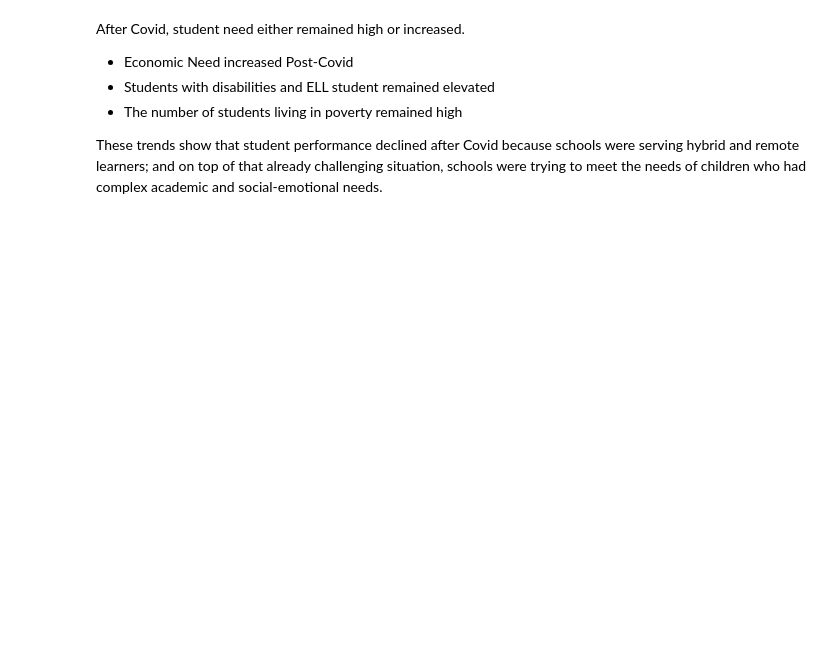
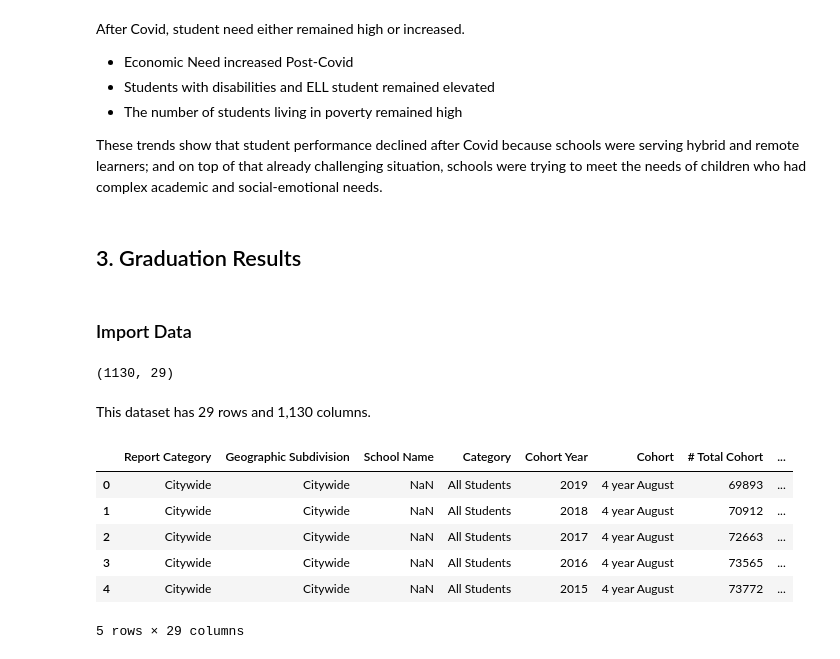
Before and after one commit to Mrfunderburker/Education-Capstone, a Jupyter notebook: code/jacquelene_eda.ipynb, the cells around one changed output. Drawn from its saved outputs; the diff is of its cells as text; code cells hidden in the pictures; blank space fills up the shorter version.

Commit message:
updating with Graduation dataset, and cleaning up notebook

```diff
--- a/code/jacquelene_eda.ipynb
+++ b/code/jacquelene_eda.ipynb
@@ -434,3 +434,26 @@ After Covid, student need either remained high or increased.
 * The number of students living in poverty remained high
 
 These trends show that student performance declined after Covid because schools were serving hybrid and remote learners; and on top of that already challenging situation, schools were trying to meet the needs of children who had complex academic and social-emotional needs.
+# %% [markdown]
+## 3. Graduation Results
+# %% [markdown]
+### Import Data
+# %%
+# Load DataFrame
+grad_df = pd.read_csv("/Users/sa18/Desktop/Education-Capstone/data/Graduation_results_for_Cohorts_2012_to_2019__Classes_of_2016_to_2023__20250609.csv")
+# %%
+grad_df.shape
+# %% [output]
+(1130, 29)
+# %% [markdown]
+This dataset has 29 rows and 1,130 columns.
+# %%
+grad_df.head()
+# %% [output]
+|  | Report Category | Geographic Subdivision | School Name | Category | Cohort Year | Cohort | # Total Cohort | ... |
+| 0 | Citywide | Citywide | NaN | All Students | 2019 | 4 year August | 69893 | ... |
+| 1 | Citywide | Citywide | NaN | All Students | 2018 | 4 year August | 70912 | ... |
+| 2 | Citywide | Citywide | NaN | All Students | 2017 | 4 year August | 72663 | ... |
+| 3 | Citywide | Citywide | NaN | All Students | 2016 | 4 year August | 73565 | ... |
+| 4 | Citywide | Citywide | NaN | All Students | 2015 | 4 year August | 73772 | ... |
+5 rows × 29 columns
```
Also changed, not shown: parts of 8 cells of this notebook, 6 other files.
